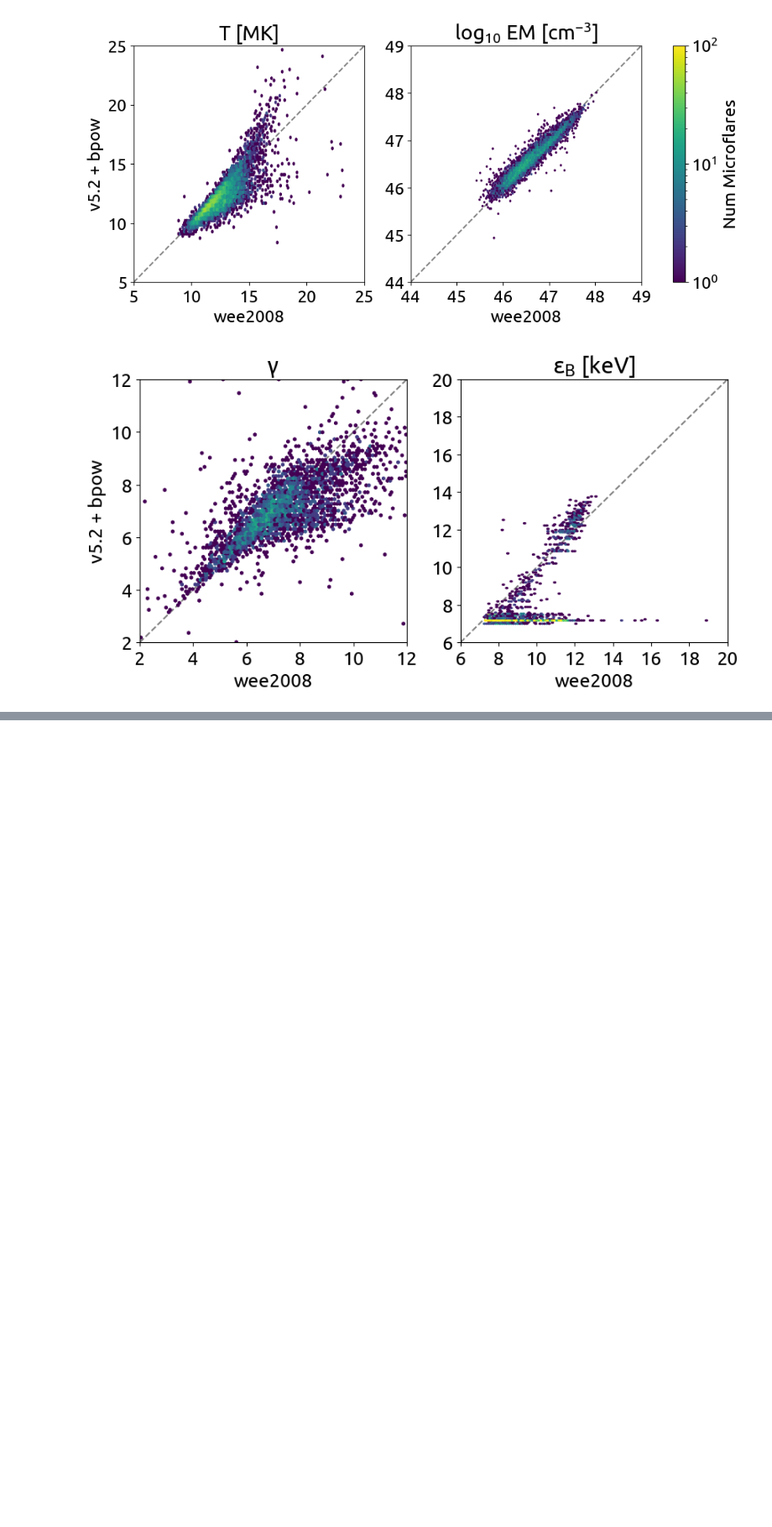
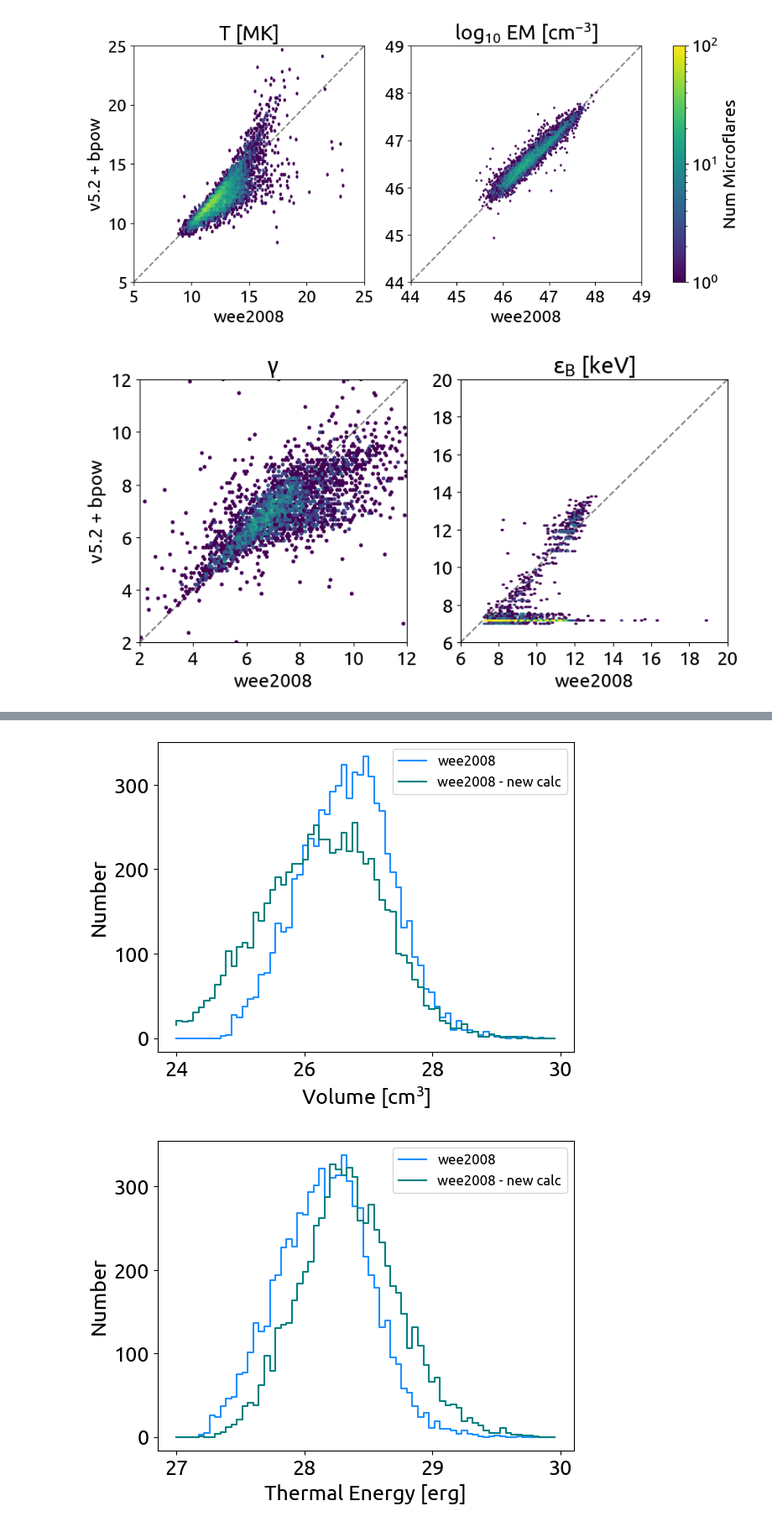
Before and after one commit to ianan/wee_2024, a Jupyter notebook: compare_freqdist.ipynb, the cells around one changed output, grey strips where cells are left out. Shown at 84% size. Saved outputs shown, nothing was run; the diff lists cells and outputs as text; code cells hidden in the pictures; blank space fills up the shorter version.

```diff
--- a/compare_freqdist.ipynb
+++ b/compare_freqdist.ipynb
@@ -122,0 +161,23 @@ plt.show()
+# %%
+hv, xat=np.histogram(np.log10(vol[idgsgdth]),bins=70,range=(24,30))
+hve, xat=np.histogram(np.log10(vole[idgsgdth]),bins=70,range=(24,30))
+
+hwt, xatw=np.histogram(np.log10(wt[idgsgdth]),bins=70,range=(27,30))
+hwtv, xatw=np.histogram(np.log10(wtv[idgsgdth]),bins=70,range=(27,30))
+
+plt.step(xat[:-1],hv,where='pre',color='dodgerblue',label='wee2008')
+plt.step(xat[:-1],hve,where='pre',color='teal',label='wee2008 - new calc')
+plt.ylabel('Number')
+plt.xlabel('Volume [cm$^{3}$]')
+plt.legend(prop={'size': 12})
+plt.show()
+
+plt.step(xatw[:-1],hwt,where='pre',color='dodgerblue',label='wee2008')
+plt.step(xatw[:-1],hwtv,where='pre',color='teal',label='wee2008 - new calc')
+plt.ylabel('Number')
+plt.xlabel('Thermal Energy [erg]')
+plt.legend(prop={'size': 12})
+plt.show()
+# %% [output]
+[figure, added]
+[figure, added]
```
Also changed, not shown: parts of 10 cells of this notebook, 2 other files.
